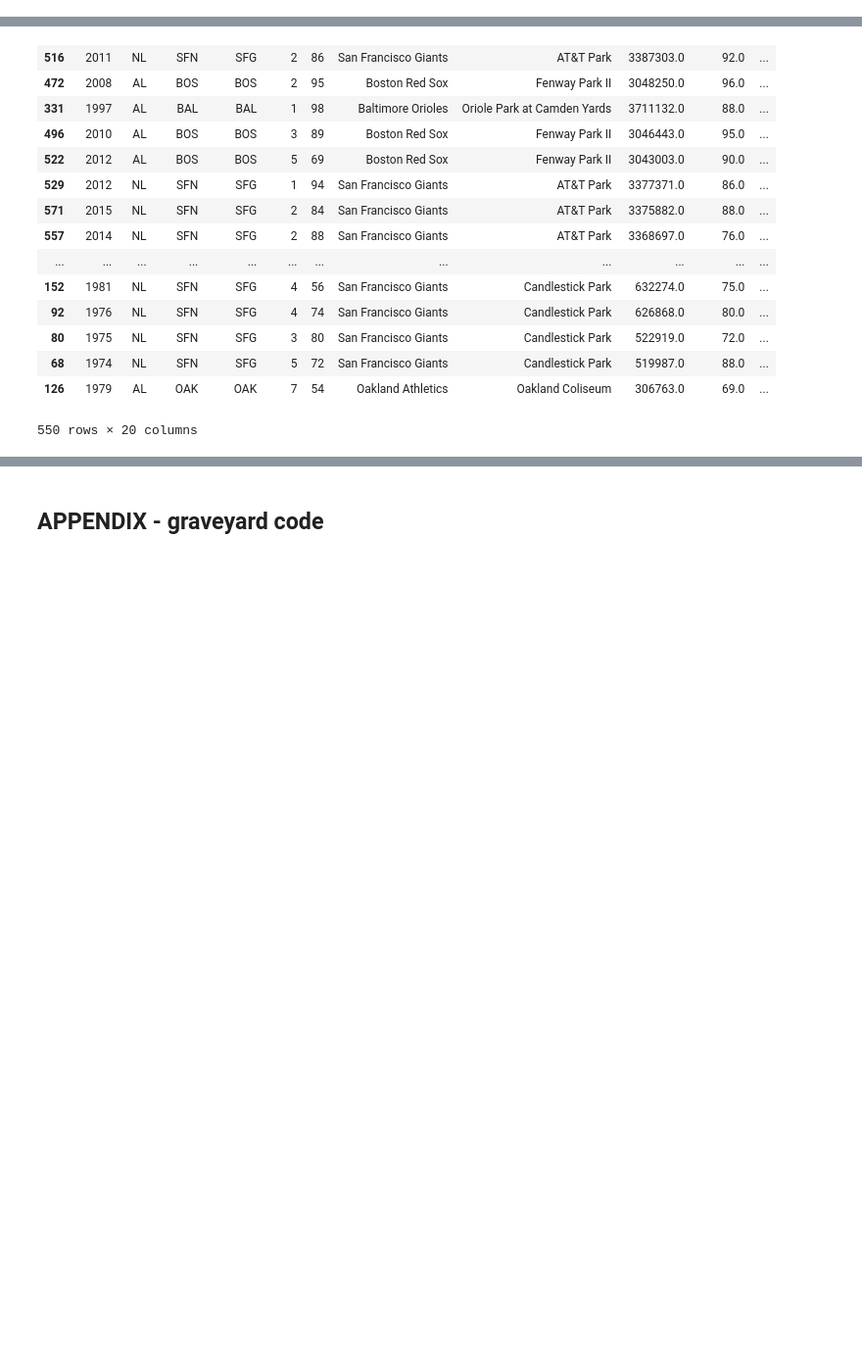
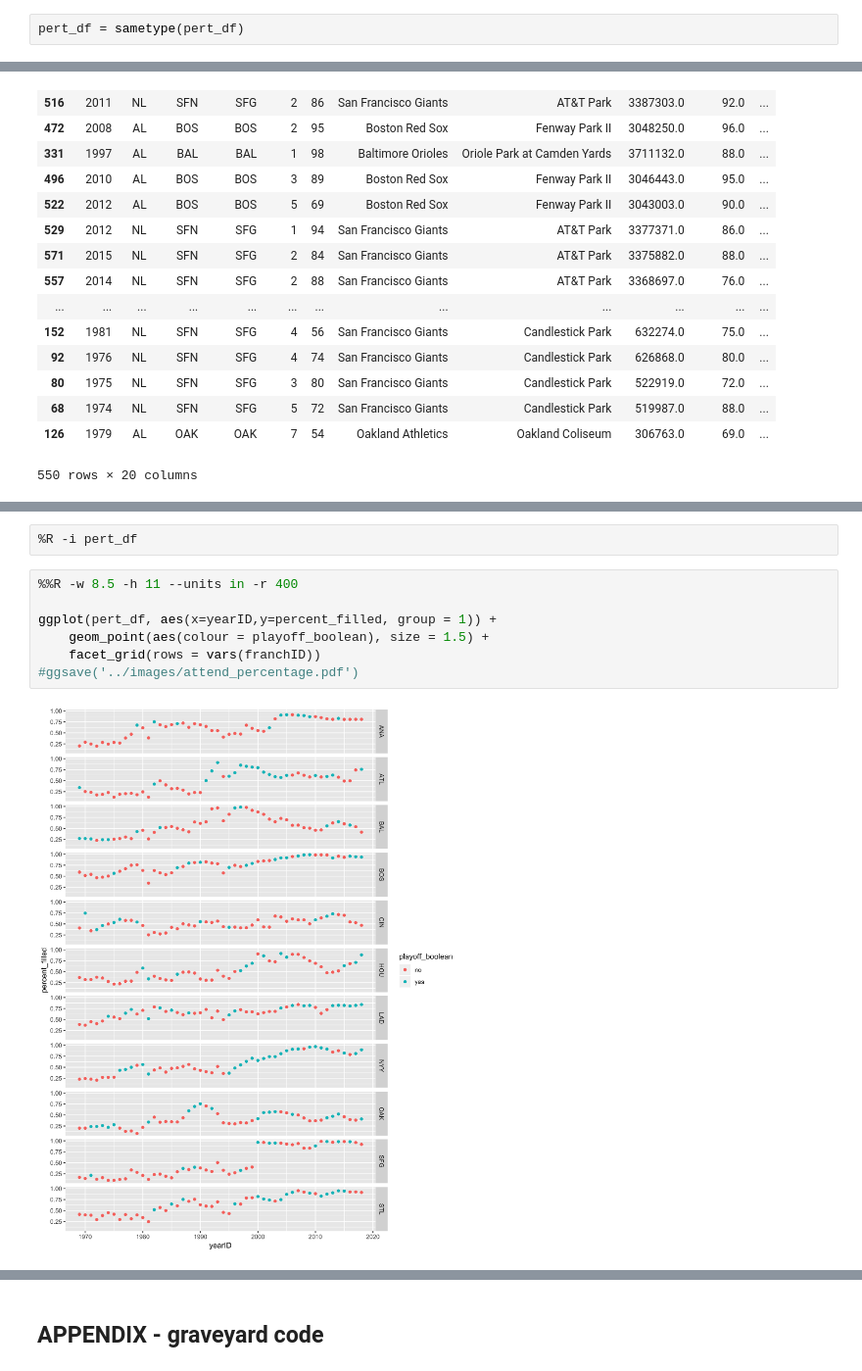
Before and after one commit to alan-flint/MLB-Visualization, a Jupyter notebook: code/rushil_historical_sandbox.ipynb, the cells around one changed output, grey strips where cells are left out. Shown at 98% size. Drawn from its saved outputs; the diff is of its cells as text; blank space fills up the shorter version.

Commit message:
added 2 images

```diff
--- a/code/rushil_historical_sandbox.ipynb
+++ b/code/rushil_historical_sandbox.ipynb
@@ -247,6 +247,8 @@ pert_df['percent_filled'] = (pert_df.attendance/82)/pert_df.capacity
 #add in column for new stadium
 pert_df.loc[pert_df.yearID == pert_df.year_opened, 'new_stadium'] = 'yes'
 pert_df.loc[(pert_df.new_stadium.isna()), 'new_stadium'] = 'no'
+# %%
+pert_df = sametype(pert_df)
 # %%
 pert_df.sort_values('percent_filled', ascending = False)
 # %% [output]
@@ -270,0 +305,11 @@ pert_df.sort_values('percent_filled', ascending = False)
+# %%
+%R -i pert_df
+# %%
+%%R -w 8.5 -h 11 --units in -r 400
+
+ggplot(pert_df, aes(x=yearID,y=percent_filled, group = 1)) +
+    geom_point(aes(colour = playoff_boolean), size = 1.5) +
+    facet_grid(rows = vars(franchID))
+#ggsave('../images/attend_percentage.pdf')
+# %% [output]
+[figure, added]
```
Also changed, not shown: parts of 10 cells of this notebook, 2 other files.
